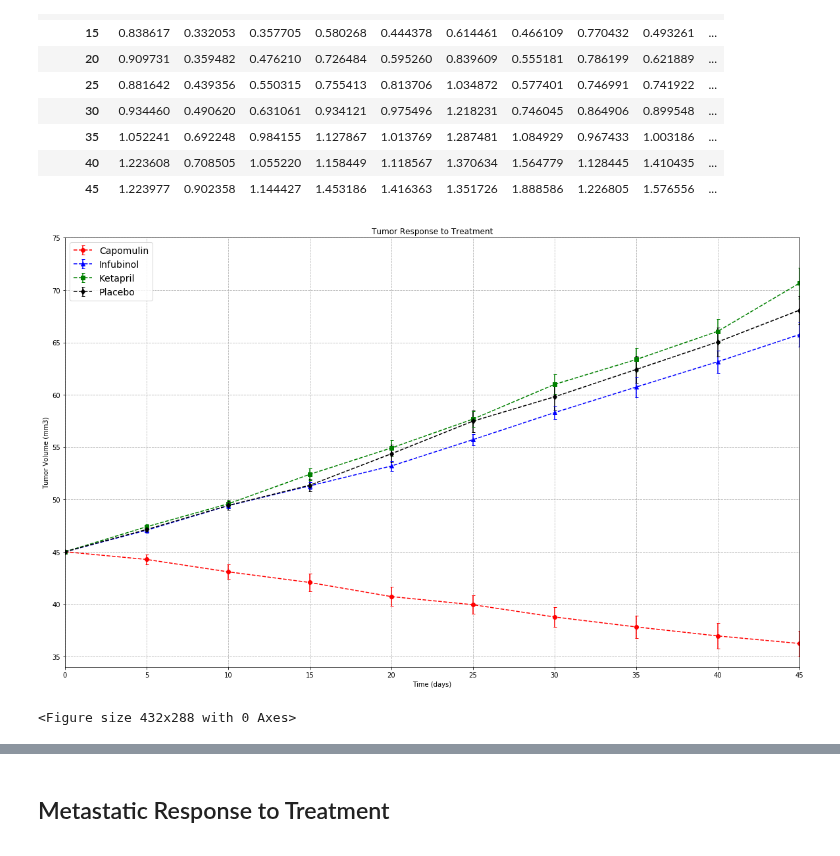
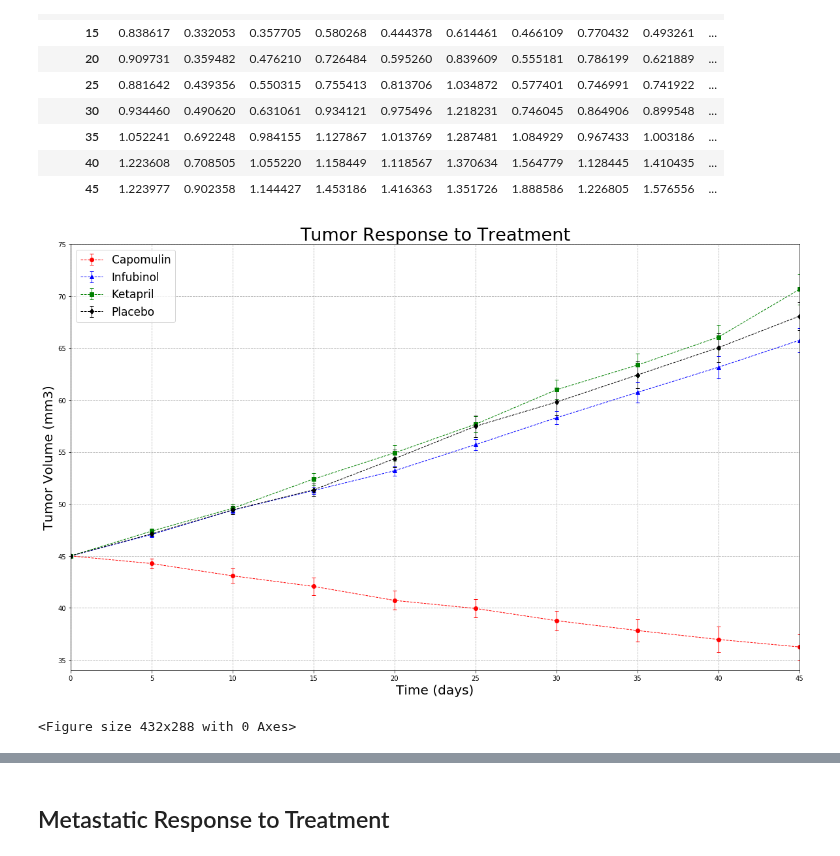
Before and after one commit to NaremanD/matplotlib-challenge, a Jupyter notebook: Pymaceuticals/pymaceuticals_starter.ipynb, the cells around one changed output, grey strips where cells are left out. Drawn from its saved outputs; the diff is of its cells as text; code cells hidden in the pictures.

```diff
--- a/Pymaceuticals/pymaceuticals_starter.ipynb
+++ b/Pymaceuticals/pymaceuticals_starter.ipynb
@@ -105,37 +105,37 @@ pivot_sem
 # %%
 plt.figure(figsize=(20,12))
 
 plt.errorbar(pivot_tumor_vol.index,pivot_tumor_vol['Capomulin'],
-             yerr=pivot_sem['Capomulin'],color="r",marker="o",capsize = 2.5,ls="dashed", label = "Capomulin")
+             yerr=pivot_sem['Capomulin'],color="r",fmt="o",capsize = 3,ls="dashed",lw=1, label = "Capomulin")
 plt.errorbar(pivot_tumor_vol.index,pivot_tumor_vol['Infubinol'],
-             yerr=pivot_sem['Infubinol'],color="b",marker="^",capsize = 2.5,ls="dashed", label = "Infubinol")
+             yerr=pivot_sem['Infubinol'],color="b",fmt="^",capsize =3,ls="dashed",lw=1, label = "Infubinol")
 plt.errorbar(pivot_tumor_vol.index,pivot_tumor_vol['Ketapril'],
-             yerr=pivot_sem['Ketapril'],color="g",marker="s",capsize = 2.5, ls="dashed",label = "Ketapril")
+             yerr=pivot_sem['Ketapril'],color="g",fmt="s",capsize = 3, ls="dashed",lw=1,label = "Ketapril")
 plt.errorbar(pivot_tumor_vol.index,pivot_tumor_vol['Placebo'],
-             yerr=pivot_sem['Placebo'],color="black",marker="d",capsize = 2.5,ls="dashed", label = "Placebo")
+             yerr=pivot_sem['Placebo'],color="black",fmt="d",capsize = 3,ls="dashed", lw=1,label = "Placebo")
 
 # Add legend
-plt.legend(loc="best",fontsize=14,fancybox=True)
+plt.legend(loc="best",fontsize=17,fancybox=True)
 
 # Add gridlines
 plt.grid(alpha = 1)
 plt.grid(linestyle="dashed")
 
 
 # Add labels
-plt.title('Tumor Response to Treatment')
-plt.xlabel('Time (days)')
-plt.ylabel('Tumor Volume (mm3)')
+plt.title('Tumor Response to Treatment',fontsize=27)
+plt.xlabel('Time (days)',fontsize=20)
+plt.ylabel('Tumor Volume (mm3)',fontsize=20)
 
 # Add x limits and y limits
 plt.xlim(0,45)
 plt.ylim(34,75)
 
 
 # Show the Figure
 plt.show()
 # save the Figure
 plt.savefig("image1.png")
 # %% [output]
-[figure, old version]
+[figure, new version]
 <Figure size 432x288 with 0 Axes>
```
Also changed, not shown: parts of 11 cells of this notebook, 1 other file.
